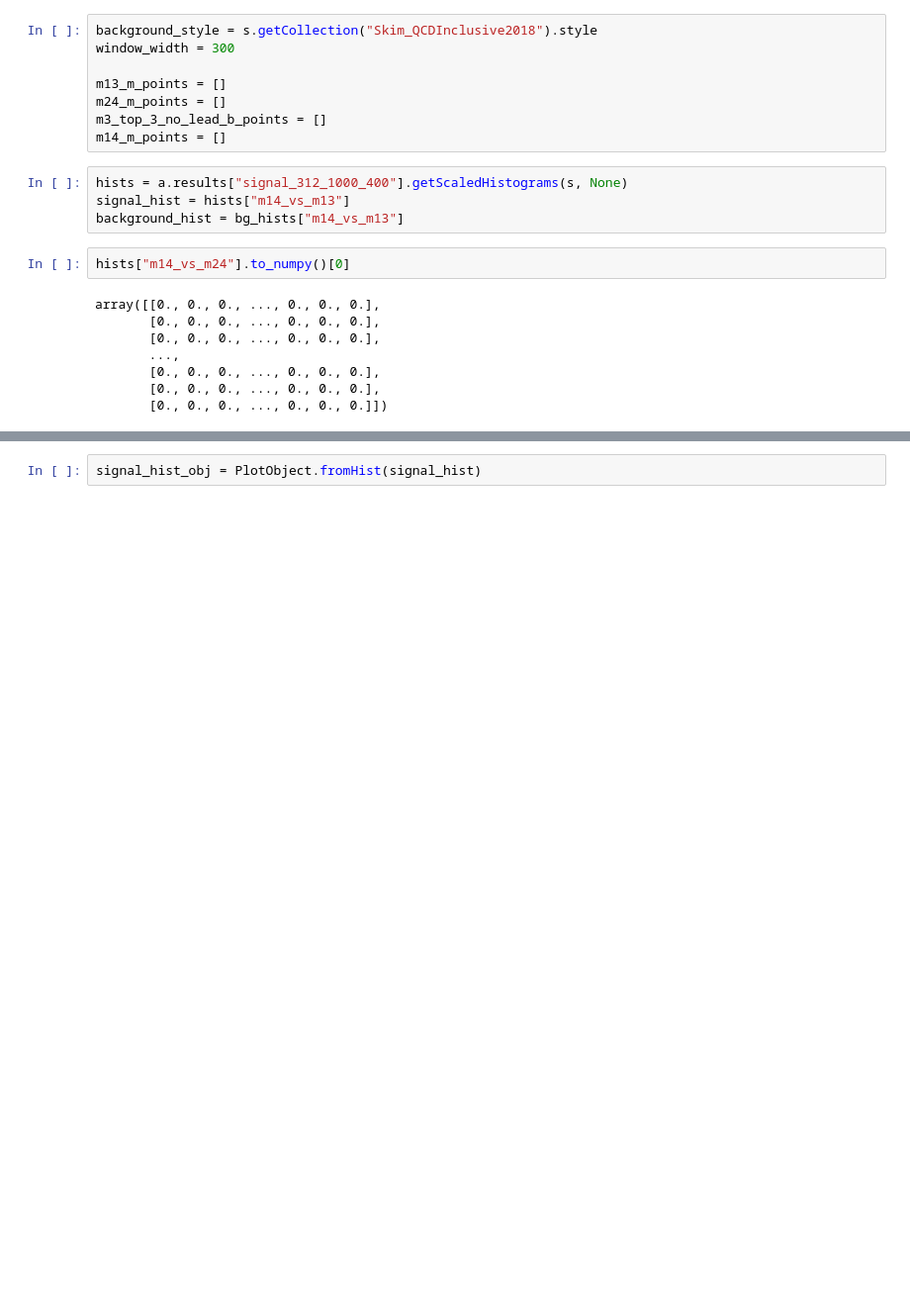
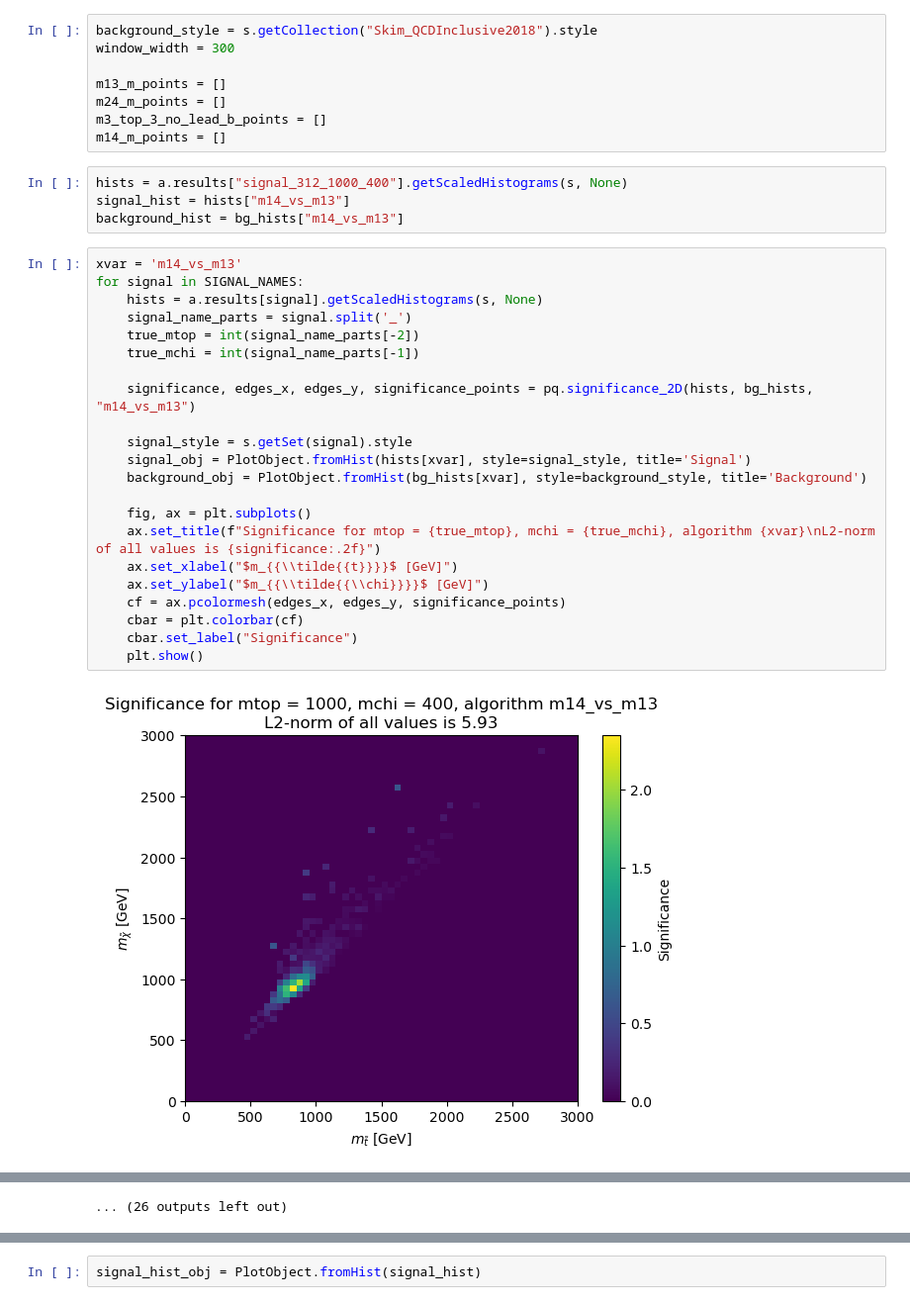
Before and after one commit to UMN-CMS/SingleStopCoffea, a Jupyter notebook: hist2d.ipynb, the cells around one changed output, grey strips where cells are left out. Shown at 99% size. Cells and saved outputs as stored; diff of their text form; blank space fills up the shorter version.

Commit message:
- more sophisticated significance equation - 2d plots fully working - new and improved colormap for ratio plot

```diff
--- a/hist2d.ipynb
+++ b/hist2d.ipynb
@@ -67,13 +67,27 @@ m14_m_points = []
 hists = a.results["signal_312_1000_400"].getScaledHistograms(s, None)
 signal_hist = hists["m14_vs_m13"]
 background_hist = bg_hists["m14_vs_m13"]
-# %%
-hists["m14_vs_m24"].to_numpy()[0]
-# %% [output]
-array([[0., 0., 0., ..., 0., 0., 0.],
-       [0., 0., 0., ..., 0., 0., 0.],
-       [0., 0., 0., ..., 0., 0., 0.],
-       ...,
-       [0., 0., 0., ..., 0., 0., 0.],
-       [0., 0., 0., ..., 0., 0., 0.],
-       [0., 0., 0., ..., 0., 0., 0.]])
+# %%
+xvar = 'm14_vs_m13'
+for signal in SIGNAL_NAMES:
+    hists = a.results[signal].getScaledHistograms(s, None)
+    signal_name_parts = signal.split('_')
+    true_mtop = int(signal_name_parts[-2])
+    true_mchi = int(signal_name_parts[-1])
+
+    significance, edges_x, edges_y, significance_points = pq.significance_2D(hists, bg_hists, "m14_vs_m13")
+
+    signal_style = s.getSet(signal).style
+    signal_obj = PlotObject.fromHist(hists[xvar], style=signal_style, title='Signal')
+    background_obj = PlotObject.fromHist(bg_hists[xvar], style=background_style, title='Background')
+
+    fig, ax = plt.subplots()
+    ax.set_title(f"Significance for mtop = {true_mtop}, mchi = {true_mchi}, algorithm {xvar}\nL2-norm of all values is {significance:.2f}")
+    ax.set_xlabel("$m_{{\\tilde{{t}}}}$ [GeV]")
+    ax.set_ylabel("$m_{{\\tilde{{\\chi}}}}$ [GeV]")
+    cf = ax.pcolormesh(edges_x, edges_y, significance_points)
+    cbar = plt.colorbar(cf)
+    cbar.set_label("Significance")
+    plt.show()
+# %% [output]
+[figure, added]
@@ -80 +105,2 @@ array([[0., 0., 0., ..., 0., 0., 0.],
+... (26 outputs left out)
 # %%
```
Also changed, not shown: parts of 6 cells of this notebook, 1 other file.
